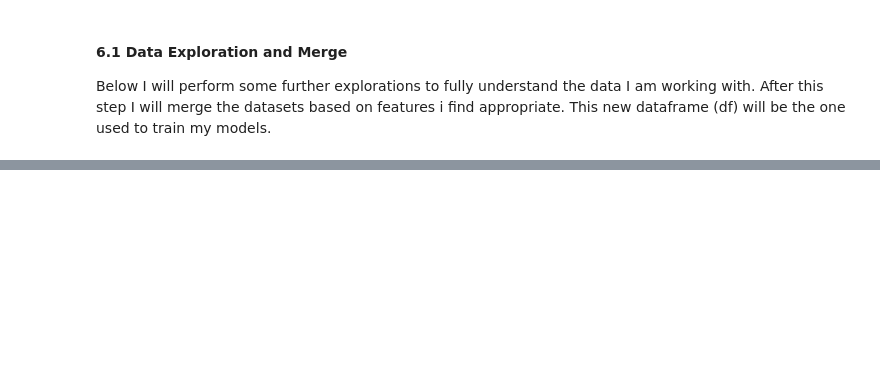
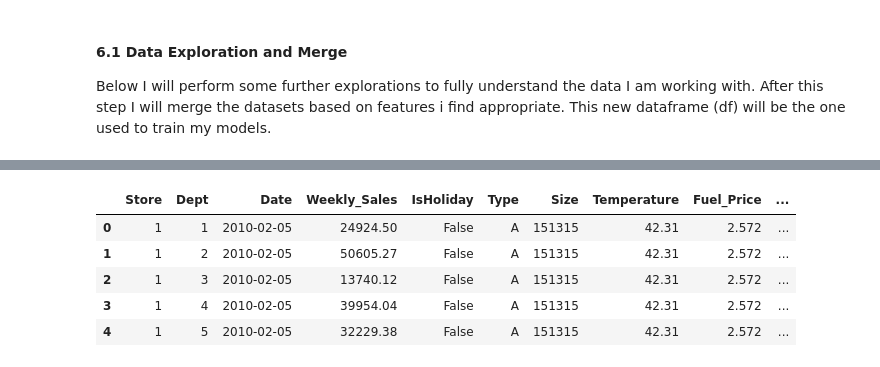
Before and after one commit to DKF-92/Walmart-Forecasting, a Jupyter notebook: case-study-walmart-sales-forecast.ipynb, the cells around one changed output, grey strips where cells are left out. Saved outputs shown, nothing was run; the diff lists cells and outputs as text; code cells hidden in the pictures; blank space fills up the shorter version.

```diff
--- a/case-study-walmart-sales-forecast.ipynb
+++ b/case-study-walmart-sales-forecast.ipynb
@@ -137,10 +208,21 @@ features.describe()
 # %%
 # Performs merge so all appropriate data is in one set df
 df = train.merge(stores, on='Store')
 feature_cols = ['Store', 'Date', 'Temperature', 'Fuel_Price', 'CPI', 'Unemployment']
 df = df.merge(features[feature_cols], on=['Store', 'Date'])
+df[['Store', 'Dept']] = df[['Store', 'Dept']].astype(str)
+df['Date'] = pd.to_datetime(df['Date'])
+df['Year'] = df['Date'].dt.year.astype(str)
+df['Month'] = df['Date'].dt.month.astype(str)
 
 df.head()
+# %% [output]
+|  | Store | Dept | Date | Weekly_Sales | IsHoliday | Type | Size | Temperature | Fuel_Price | ... |
+| 0 | 1 | 1 | 2010-02-05 | 24924.50 | False | A | 151315 | 42.31 | 2.572 | ... |
+| 1 | 1 | 2 | 2010-02-05 | 50605.27 | False | A | 151315 | 42.31 | 2.572 | ... |
+| 2 | 1 | 3 | 2010-02-05 | 13740.12 | False | A | 151315 | 42.31 | 2.572 | ... |
+| 3 | 1 | 4 | 2010-02-05 | 39954.04 | False | A | 151315 | 42.31 | 2.572 | ... |
+| 4 | 1 | 5 | 2010-02-05 | 32229.38 | False | A | 151315 | 42.31 | 2.572 | ... |
 # %%
 # Performs merge step for test data, df_test
 df_test = test.merge(stores, on='Store')
```
Also changed, not shown: parts of 29 cells of this notebook.
